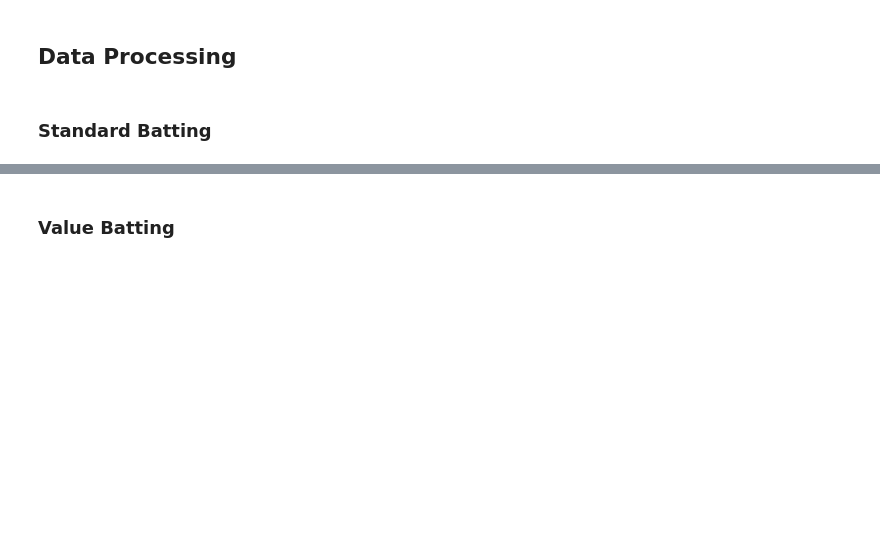
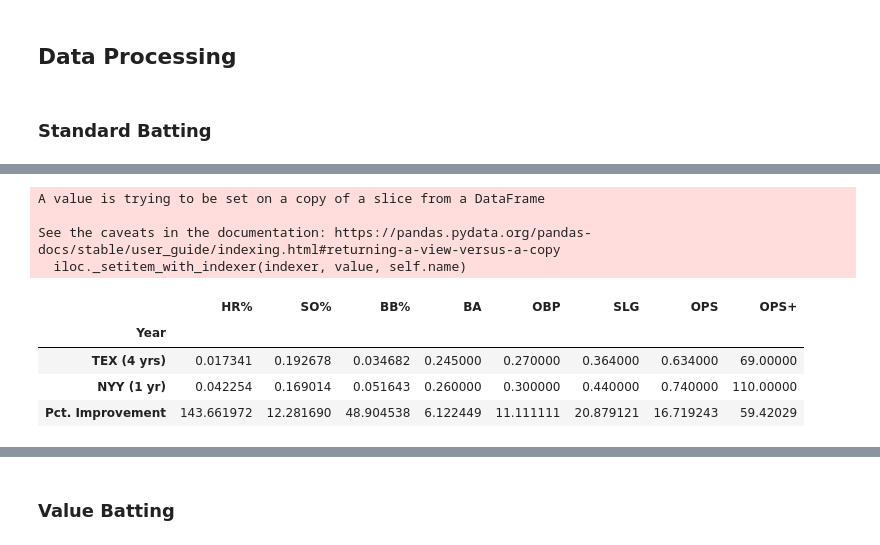
Before and after one commit to Steven-Woodring/Dingers_And_Data, a Jupyter notebook: No_Way_Jose/No_Way_Jose.ipynb, the cells around one changed output, grey strips where cells are left out. Cells and saved outputs as stored; diff of their text form; code cells hidden in the pictures; blank space fills up the shorter version.

```diff
--- a/No_Way_Jose/No_Way_Jose.ipynb
+++ b/No_Way_Jose/No_Way_Jose.ipynb
@@ -32,0 +40,17 @@ std_bat_df
+# %%
+std_bat_df.loc['Pct. Improvement'] = abs(
+    (std_bat_df.loc['NYY (1 yr)'] - std_bat_df.loc['TEX (4 yrs)']) / std_bat_df.loc['TEX (4 yrs)'] * 100
+)
+#.apply(lambda x: f"{x:.0%}")
+
+std_bat_df
+# %% [output]
+A value is trying to be set on a copy of a slice from a DataFrame
+
+See the caveats in the documentation: https://pandas.pydata.org/pandas-docs/stable/user_guide/indexing.html#returning-a-view-versus-a-copy
+  iloc._setitem_with_indexer(indexer, value, self.name)
+|  | HR% | SO% | BB% | BA | OBP | SLG | OPS | OPS+ |
+| Year |  |  |  |  |  |  |  |  |
+| TEX (4 yrs) | 0.017341 | 0.192678 | 0.034682 | 0.245000 | 0.270000 | 0.364000 | 0.634000 | 69.00000 |
+| NYY (1 yr) | 0.042254 | 0.169014 | 0.051643 | 0.260000 | 0.300000 | 0.440000 | 0.740000 | 110.00000 |
+| Pct. Improvement | 143.661972 | 12.281690 | 48.904538 | 6.122449 | 11.111111 | 20.879121 | 16.719243 | 59.42029 |
```
Also changed, not shown: parts of 14 cells of this notebook.
